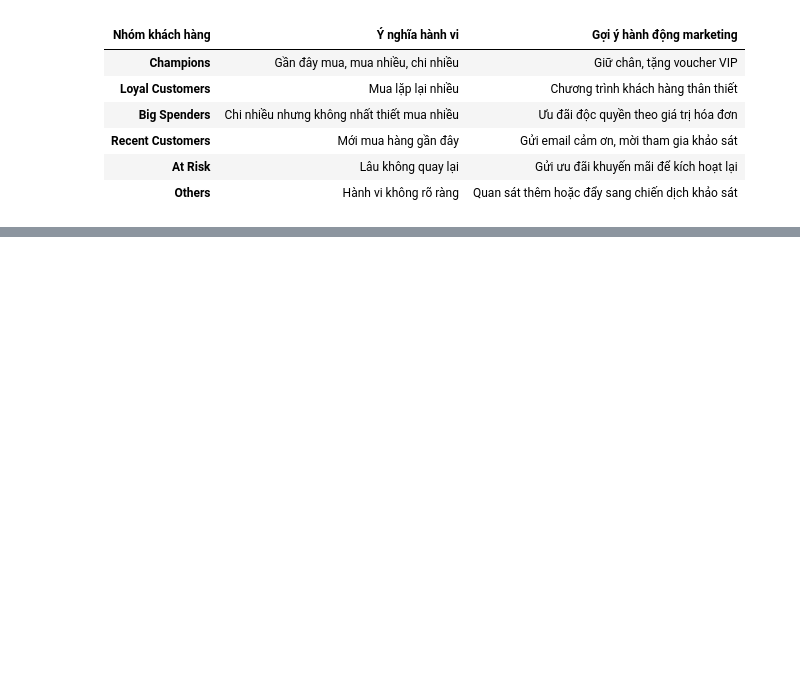
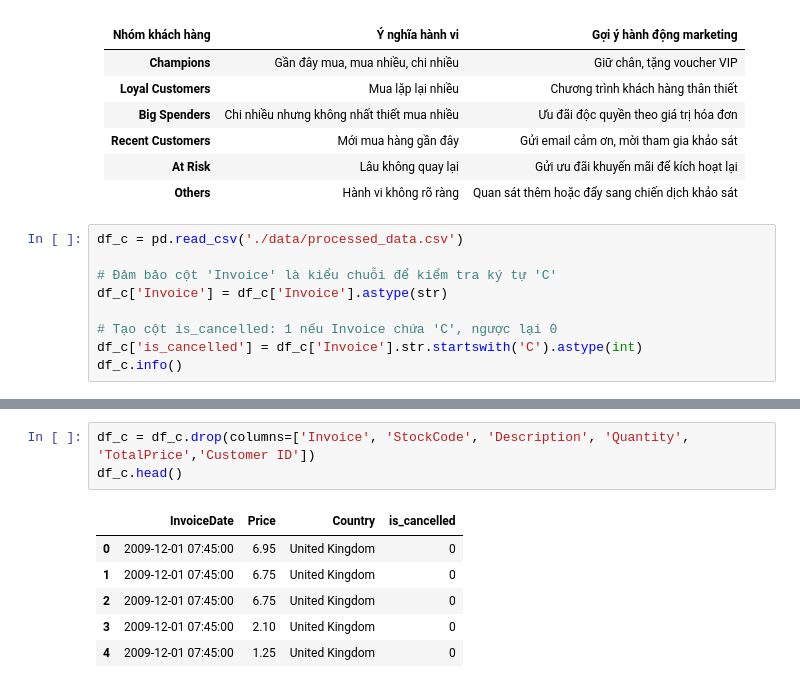
Before and after one commit to dangtranha/data-mining, a Jupyter notebook: 4_Customer_Segmentation.ipynb, the cells around one changed output, grey strips where cells are left out. Drawn from its saved outputs; the diff is of its cells as text; blank space fills up the shorter version.

```diff
--- a/4_Customer_Segmentation.ipynb
+++ b/4_Customer_Segmentation.ipynb
@@ -166,3 +166,12 @@ Name: count, dtype: int64
 | **Recent Customers** | Mới mua hàng gần đây                       | Gửi email cảm ơn, mời tham gia khảo sát         |
 | **At Risk**          | Lâu không quay lại                         | Gửi ưu đãi khuyến mãi để kích hoạt lại          |
 | **Others**           | Hành vi không rõ ràng                      | Quan sát thêm hoặc đẩy sang chiến dịch khảo sát |
+# %%
+df_c = pd.read_csv('./data/processed_data.csv')
+
+# Đảm bảo cột 'Invoice' là kiểu chuỗi để kiểm tra ký tự 'C'
+df_c['Invoice'] = df_c['Invoice'].astype(str)
+
+# Tạo cột is_cancelled: 1 nếu Invoice chứa 'C', ngược lại 0
+df_c['is_cancelled'] = df_c['Invoice'].str.startswith('C').astype(int)
+df_c.info()
@@ -168,0 +196,10 @@ Name: count, dtype: int64
+# %%
+df_c = df_c.drop(columns=['Invoice', 'StockCode', 'Description', 'Quantity', 'TotalPrice','Customer ID'])
+df_c.head()
+# %% [output]
+|  | InvoiceDate | Price | Country | is_cancelled |
+| 0 | 2009-12-01 07:45:00 | 6.95 | United Kingdom | 0 |
+| 1 | 2009-12-01 07:45:00 | 6.75 | United Kingdom | 0 |
+| 2 | 2009-12-01 07:45:00 | 6.75 | United Kingdom | 0 |
+| 3 | 2009-12-01 07:45:00 | 2.10 | United Kingdom | 0 |
+| 4 | 2009-12-01 07:45:00 | 1.25 | United Kingdom | 0 |
```
Also changed, not shown: parts of 2 cells of this notebook.
